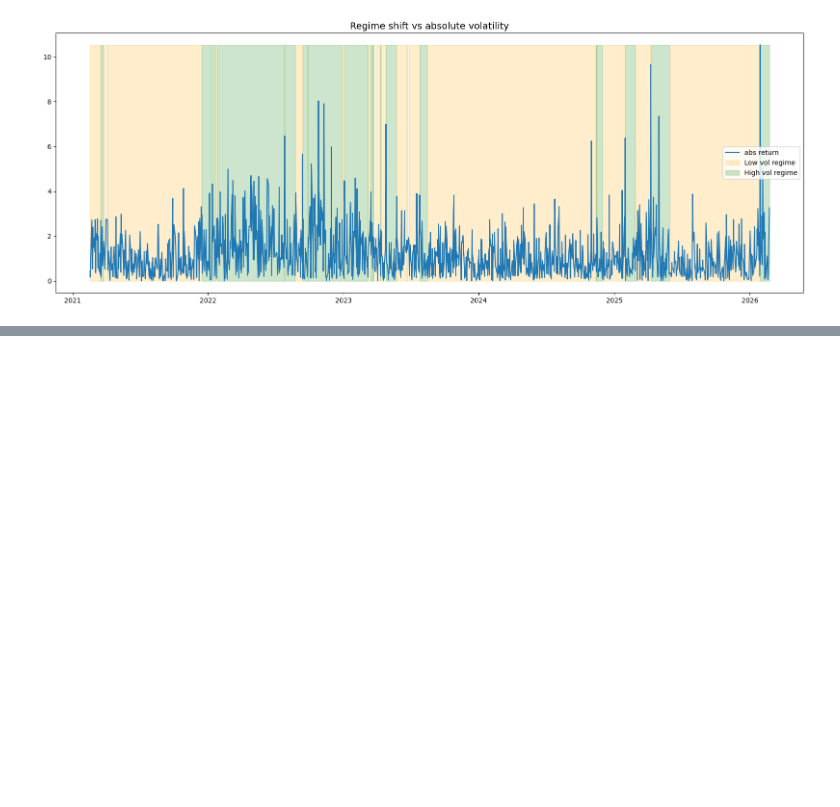
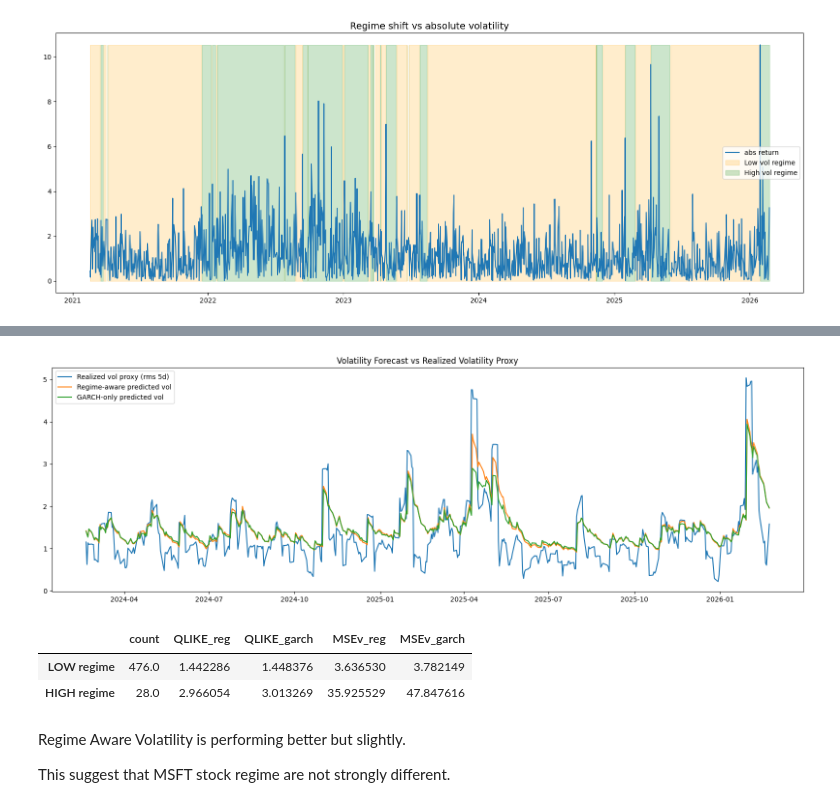
Before and after one commit to shashankgarewal/Time-Series-Analysis-Forecasting, a Jupyter notebook: notebooks/03_statistical_model.ipynb, the cells around one changed output, grey strips where cells are left out. Saved outputs shown, nothing was run; the diff lists cells and outputs as text; code cells hidden in the pictures; blank space fills up the shorter version.

```diff
--- a/notebooks/03_baseline_model.ipynb
+++ b/notebooks/03_statistical_model.ipynb
@@ -310,0 +583,37 @@ plt.show()
+# %%
+fig, ax = plt.subplots(figsize=(20, 6))
+ax.plot(rv_al.index, rv_al, label=f"Realized vol proxy (rms {rv_window}d)")
+ax.plot(reg_al.index, reg_al, label="Regime-aware predicted vol")
+ax.plot(garch_al.index, garch_al, label="GARCH-only predicted vol")
+ax.set_title("Volatility Forecast vs Realized Volatility Proxy")
+ax.legend()
+plt.show()
+# %% [output]
+[figure, added]
+# %%
+# Evaluate inside regimes (if you have high/low mask)
+def eval_by_mask(mask: pd.Series, name: str):
+    # Align mask to evaluation index
+    m = mask.loc[rv_al.index].fillna(False)
+
+    vt = v_true.loc[m.index][m]
+    vr = v_reg.loc[m.index][m]
+    vg = v_garch.loc[m.index][m]
+
+    return pd.Series({
+        "count": int(m.sum()),
+        "QLIKE_reg": qlike(vt, vr) if len(vt) > 0 else np.nan,
+        "QLIKE_garch": qlike(vt, vg) if len(vt) > 0 else np.nan,
+        "MSEv_reg": mse(vt, vr) if len(vt) > 0 else np.nan,
+        "MSEv_garch": mse(vt, vg) if len(vt) > 0 else np.nan,
+    }, name=name)
+
+pd.DataFrame([eval_by_mask(low, "LOW regime"), eval_by_mask(high, "HIGH regime")])
+# %% [output]
+|  | count | QLIKE_reg | QLIKE_garch | MSEv_reg | MSEv_garch |
+| LOW regime | 476.0 | 1.442286 | 1.448376 | 3.636530 | 3.782149 |
+| HIGH regime | 28.0 | 2.966054 | 3.013269 | 35.925529 | 47.847616 |
+# %% [markdown]
+Regime Aware Volatility is performing better but slightly.
+
+This suggest that MSFT stock regime are not strongly different.
```
Also changed, not shown: parts of 14 cells of this notebook.
